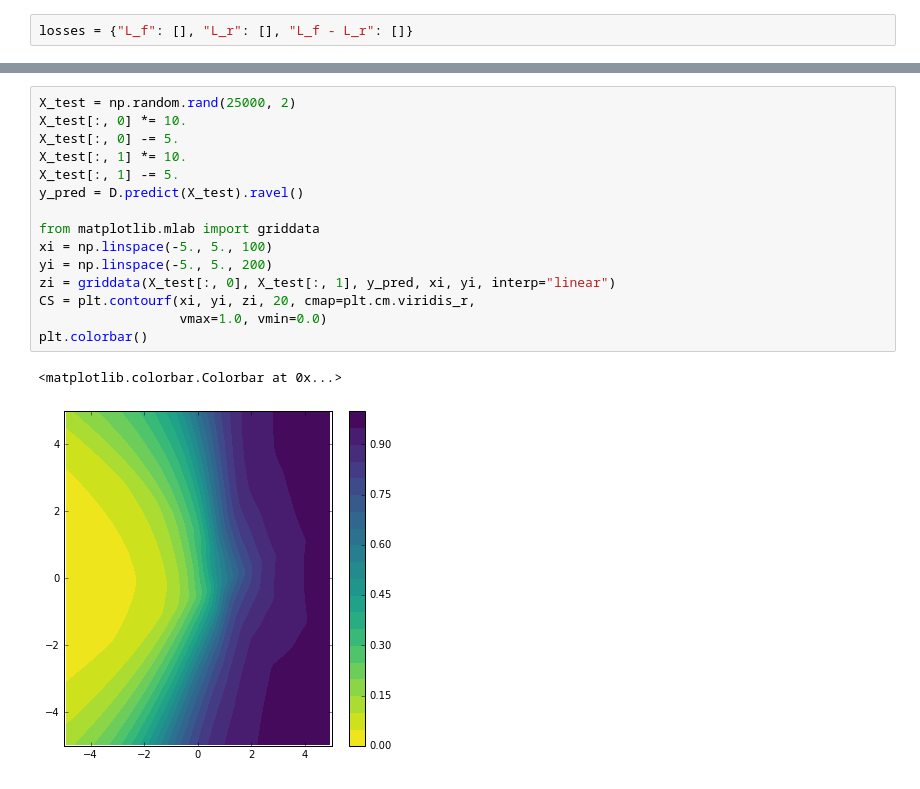
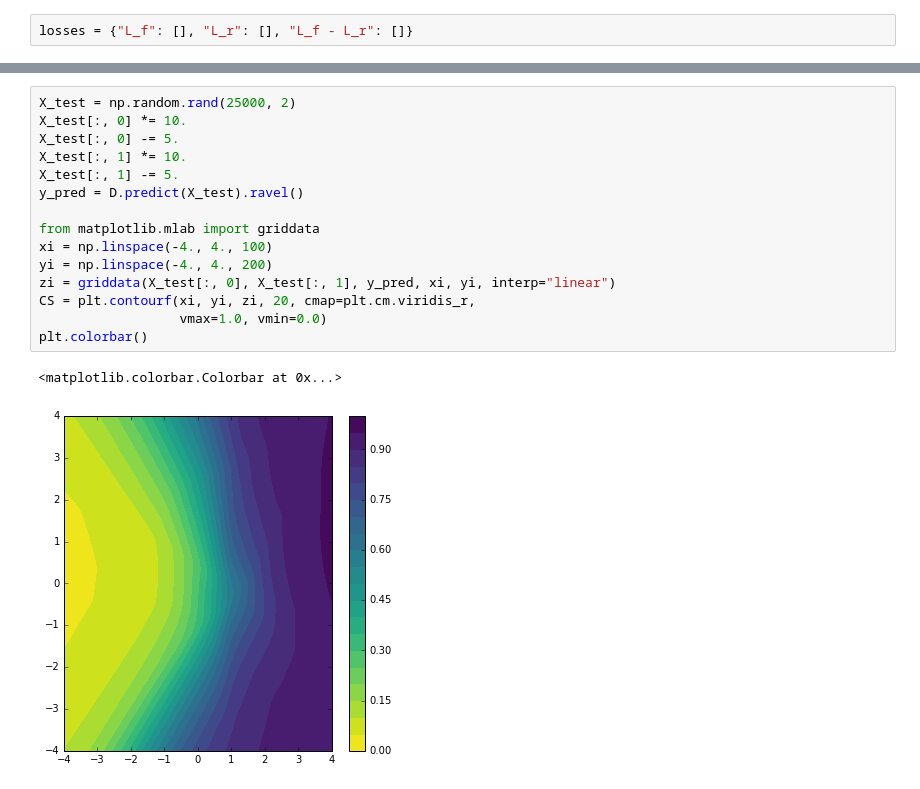
Before and after one commit to glouppe/paper-learning-to-pivot, a Jupyter notebook: code/Toy.ipynb, the cells around one changed output, grey strips where cells are left out. Drawn from its saved outputs; the diff is of its cells as text.

```diff
--- a/code/Toy.ipynb
+++ b/code/Toy.ipynb
@@ -735,18 +739,18 @@ plt.show()
 # %%
 X_test = np.random.rand(25000, 2)
 X_test[:, 0] *= 10.
 X_test[:, 0] -= 5.
 X_test[:, 1] *= 10.
 X_test[:, 1] -= 5.
 y_pred = D.predict(X_test).ravel()
 
 from matplotlib.mlab import griddata
-xi = np.linspace(-5., 5., 100)
-yi = np.linspace(-5., 5., 200)
+xi = np.linspace(-4., 4., 100)
+yi = np.linspace(-4., 4., 200)
 zi = griddata(X_test[:, 0], X_test[:, 1], y_pred, xi, yi, interp="linear")
 CS = plt.contourf(xi, yi, zi, 20, cmap=plt.cm.viridis_r,
                   vmax=1.0, vmin=0.0)
 plt.colorbar()
 # %% [output]
 <matplotlib.colorbar.Colorbar at 0x...>
-[figure, old version]
+[figure, new version]
```
Also changed, not shown: parts of 3 cells of this notebook.
